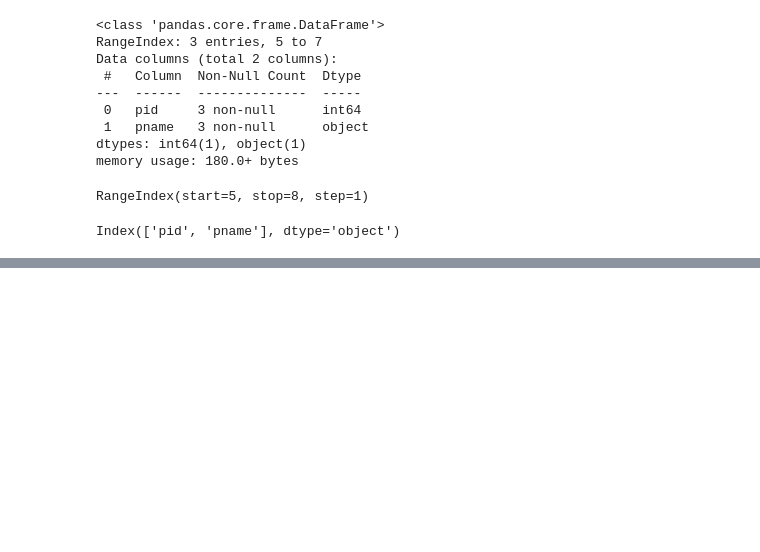
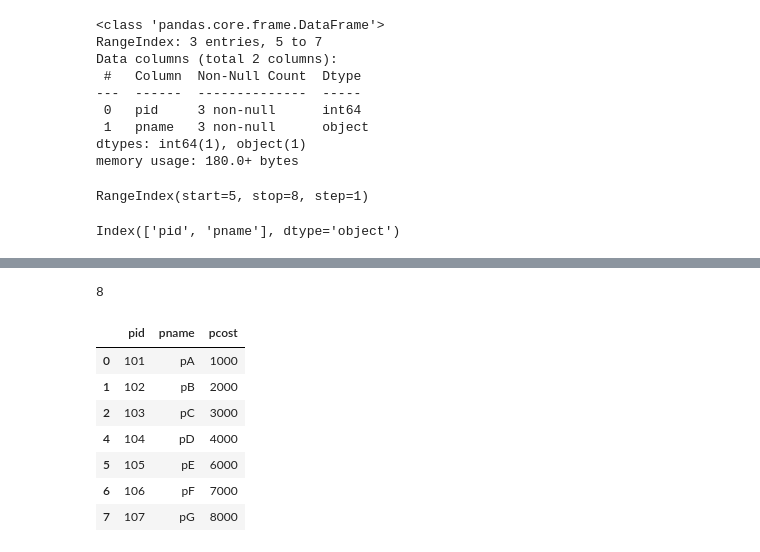
Before and after one commit to krishtheeba/PythonWithAI, a Jupyter notebook: pandas_Jupyter.ipynb, the cells around one changed output, grey strips where cells are left out. Saved outputs shown, nothing was run; the diff lists cells and outputs as text; code cells hidden in the pictures; blank space fills up the shorter version.

```diff
--- a/pandas_Jupyter.ipynb
+++ b/pandas_Jupyter.ipynb
@@ -401,0 +486,18 @@ Index(['pid', 'pname'], dtype='object')
+# %%
+# To delete a particular record
+# df.drop(rowIndex)
+len(df2.index)
+# %% [output]
+8
+# %%
+df2=pd.DataFrame(products)
+df2.drop(3)  # delete 3rd row  -> returned a DatFrame with 3rd record removed- doesnot affect original DatFrame
+# %% [output]
+|  | pid | pname | pcost |
+| 0 | 101 | pA | 1000 |
+| 1 | 102 | pB | 2000 |
+| 2 | 103 | pC | 3000 |
+| 4 | 104 | pD | 4000 |
+| 5 | 105 | pE | 6000 |
+| 6 | 106 | pF | 7000 |
+| 7 | 107 | pG | 8000 |
```
Also changed, not shown: parts of 70 cells of this notebook, 1 other file.
